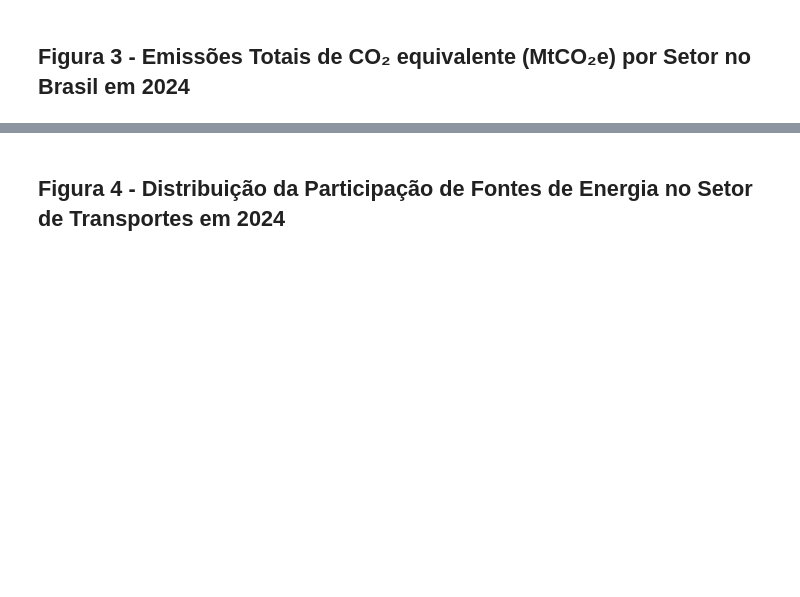
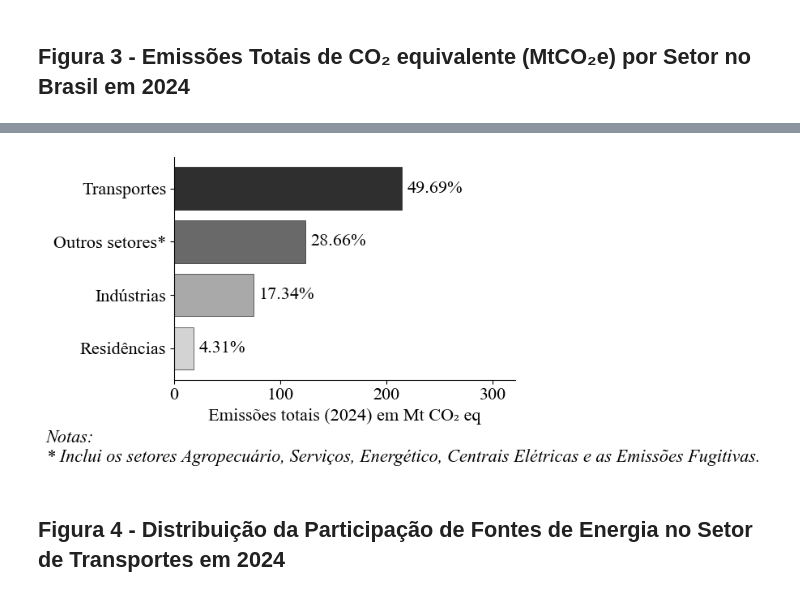
Before and after one commit to noguilhermee/mip-energia, a Jupyter notebook: app/Initial Plots.ipynb, the cells around one changed output, grey strips where cells are left out. Cells and saved outputs as stored; diff of their text form; code cells hidden in the pictures; blank space fills up the shorter version.

```diff
--- a/app/Initial Plots.ipynb
+++ b/app/Initial Plots.ipynb
@@ -247,7 +256,7 @@ df_3 = df_3.sort_values(by='Emissões', ascending=True)
 # Configuração Técnica para Word (8cm e Times New Roman 10)
 plt.rcParams['font.family'] = 'serif'
 plt.rcParams['font.serif'] = ['Times New Roman']
-TAMANHO_FONTE = 11
+TAMANHO_FONTE = 16
 
 # 8cm ≈ 3.15 polegadas
 fig, ax = plt.subplots(figsize=(6, 4))
@@ -266,33 +275,35 @@ for i, bar in enumerate(bars):
 
     ax.text(width + 5, bar.get_y() + bar.get_height()/2,
             label, ha='left', va='center', fontsize=TAMANHO_FONTE)
 
 # Formatação de Eixos e Limpeza Visual
 ax.set_xlabel('Emissões totais (2024) em Mt CO₂ eq', fontsize=TAMANHO_FONTE)
 ax.tick_params(axis='both', labelsize=TAMANHO_FONTE)
 ax.set_xlim(0, max(df_3['Emissões']) * 1.5) # Espaço para o rótulo %
 
 ax.spines['right'].set_visible(False)
 ax.spines['top'].set_visible(False)
 
 # plt.title("Figura 3 – Emissões Totais de CO₂ equivalente (MtCO₂e) por Setor no Brasil em 2024", fontsize=TAMANHO_FONTE, fontweight='normal', pad=10, family='serif')
 # ax.annotate("Fonte: Elaboração própria a partir de EPE (2025)", xy=(0.5, -0.2), xycoords='axes fraction', ha='center', va='top', fontsize=TAMANHO_FONTE, family='serif', style='italic')
 # Nota no canto inferior esquerdo (dentro do PDF)
 fig.text(
     0.01, 0.01,
     "Notas:\n"
     "* Inclui os setores Agropecuário, Serviços, Energético, Centrais Elétricas e as Emissões Fugitivas.",
     ha='left', va='bottom',
     fontsize=TAMANHO_FONTE,
     family='serif',
     style='italic'
 )
 
 # Reserva espaço inferior para a nota
 plt.tight_layout(rect=[0, 0.10, 1, 1])
 
 plt.savefig('../data/graphs/emissoes-co2-2024.pdf', dpi=600, bbox_inches='tight')
 plt.show()
+# %% [output]
+[figure, added]
 # %% [markdown]
 ## Figura 4 - Distribuição da Participação de Fontes de Energia no Setor de Transportes em 2024
 # %%
```
Also changed, not shown: parts of 9 cells of this notebook, 11 other files.
